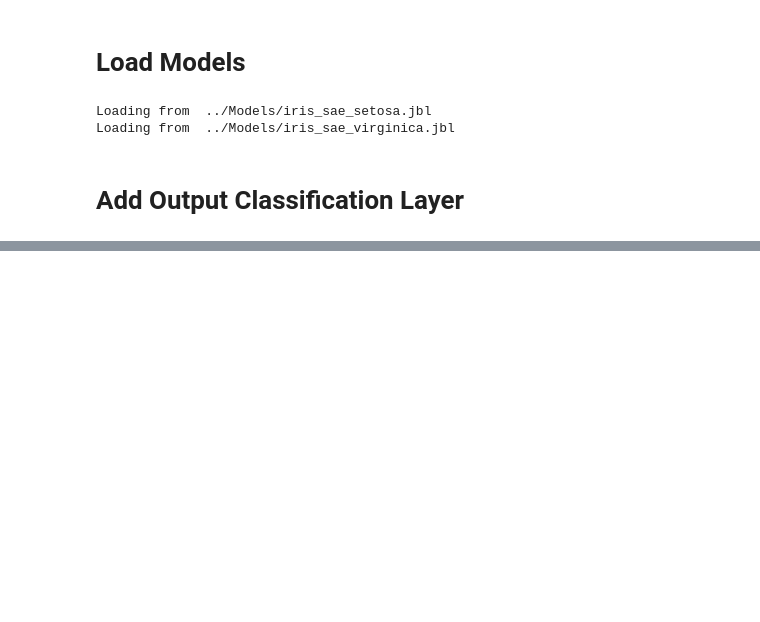
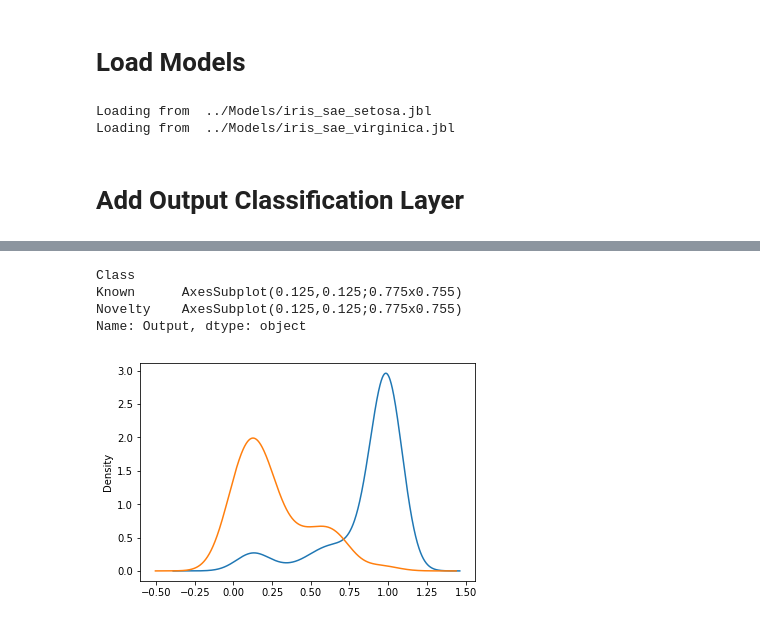
Before and after one commit to tciodaro/lps_sonar, a Jupyter notebook: ipynb/Classification/TEST_StackedAutoEncoder_NeuralNetClassifier.ipynb, the cells around one changed output, grey strips where cells are left out. Saved outputs shown, nothing was run; the diff lists cells and outputs as text; code cells hidden in the pictures; blank space fills up the shorter version.

Commit message:
Fixing SAE with Neural Network

```diff
--- a/ipynb/Classification/TEST_StackedAutoEncoder_NeuralNetClassifier.ipynb
+++ b/ipynb/Classification/TEST_StackedAutoEncoder_NeuralNetClassifier.ipynb
@@ -37,11 +50,15 @@ class_names = np.setdiff1d(class_names, [nov_name])
 # %% [markdown]
 # Load Models
 # %%
+autoencoders = {}
 encoders = {}
+scalers = {}
 for cls in class_names:
     sae = SAE.StackedAutoEncoderCV()
     sae.load(base_filename.replace('CLASS', cls))
+    autoencoders[cls] = sae.network
     encoders[cls] = sae.network.get_encoder()
+    scalers[cls] = sae.network.scaler
 # %% [output]
 Loading from  ../Models/iris_sae_setosa.jbl
 Loading from  ../Models/iris_sae_virginica.jbl
@@ -49,0 +80,16 @@ Loading from  ../Models/iris_sae_virginica.jbl
+# %%
+print autoencoders['setosa'].predict(data[0:1])
+
+s = scalers['setosa'].scale_
+m = scalers['setosa'].mean_
+W = autoencoders['setosa'].get_auto_encoder().layers[0].get_weights()[0]
+B = autoencoders['setosa'].get_auto_encoder().layers[0].get_weights()[1]
+autoencoders['setosa'].get_auto_encoder().layers[0].set_weights( (W / s.reshape((s.shape[0],1)), B - np.dot(W.T,(m/s))))
+
+
+W = autoencoders['setosa'].get_auto_encoder().layers[-1].get_weights()[0]
+B = autoencoders['setosa'].get_auto_encoder().layers[-1].get_weights()[1]
+autoencoders['setosa'].get_auto_encoder().layers[-1].set_weights((W * s, B*s + m))
+enc = backend.function([autoencoders['setosa'].get_auto_encoder().layers[0].get_input_at(0)],
+                       [autoencoders['setosa'].get_auto_encoder().layers[-1].get_output_at(0)])
+print enc([data[0:1]])[0]
@@ -49,0 +171,20 @@ Loading from  ../Models/iris_sae_virginica.jbl
+# %%
+Y = new_model.predict(nov_data)
+Y = np.max(Y, axis=1)
+
+import pandas
+df_known = pandas.DataFrame(columns=['Class','Output'])
+df_known['Output'] = np.max(new_model.predict(data), axis=1)
+df_known['Class'] = 'Known'
+df_nov = pandas.DataFrame(columns=['Class','Output'])
+df_nov['Output'] = np.max(new_model.predict(nov_data), axis=1)
+df_nov['Class'] = 'Novelty'
+df = pandas.concat((df_known, df_nov), axis=0)
+
+df.groupby('Class').Output.plot(kind='kde')
+# %% [output]
+Class
+Known      AxesSubplot(0.125,0.125;0.775x0.755)
+Novelty    AxesSubplot(0.125,0.125;0.775x0.755)
+Name: Output, dtype: object
+[figure, added]
```
Also changed, not shown: parts of 9 cells of this notebook, 10 other files.
